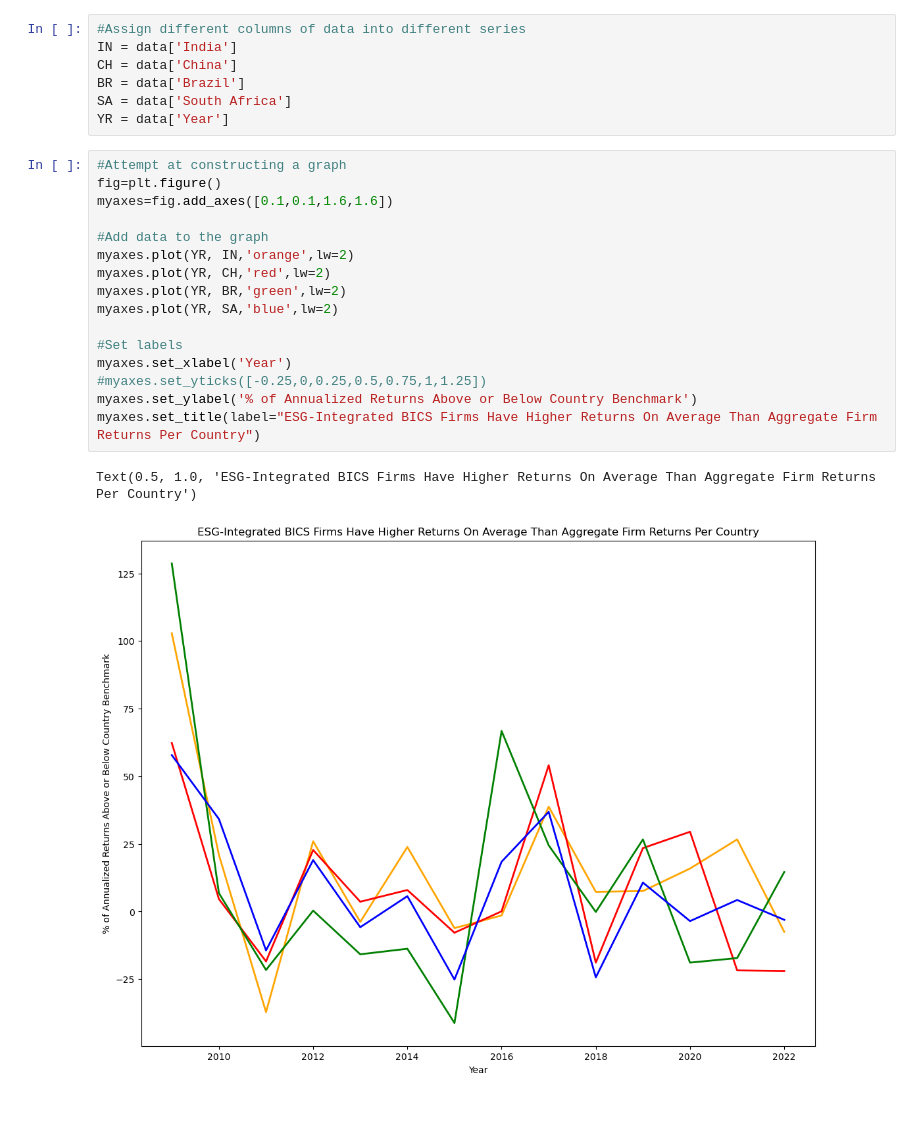
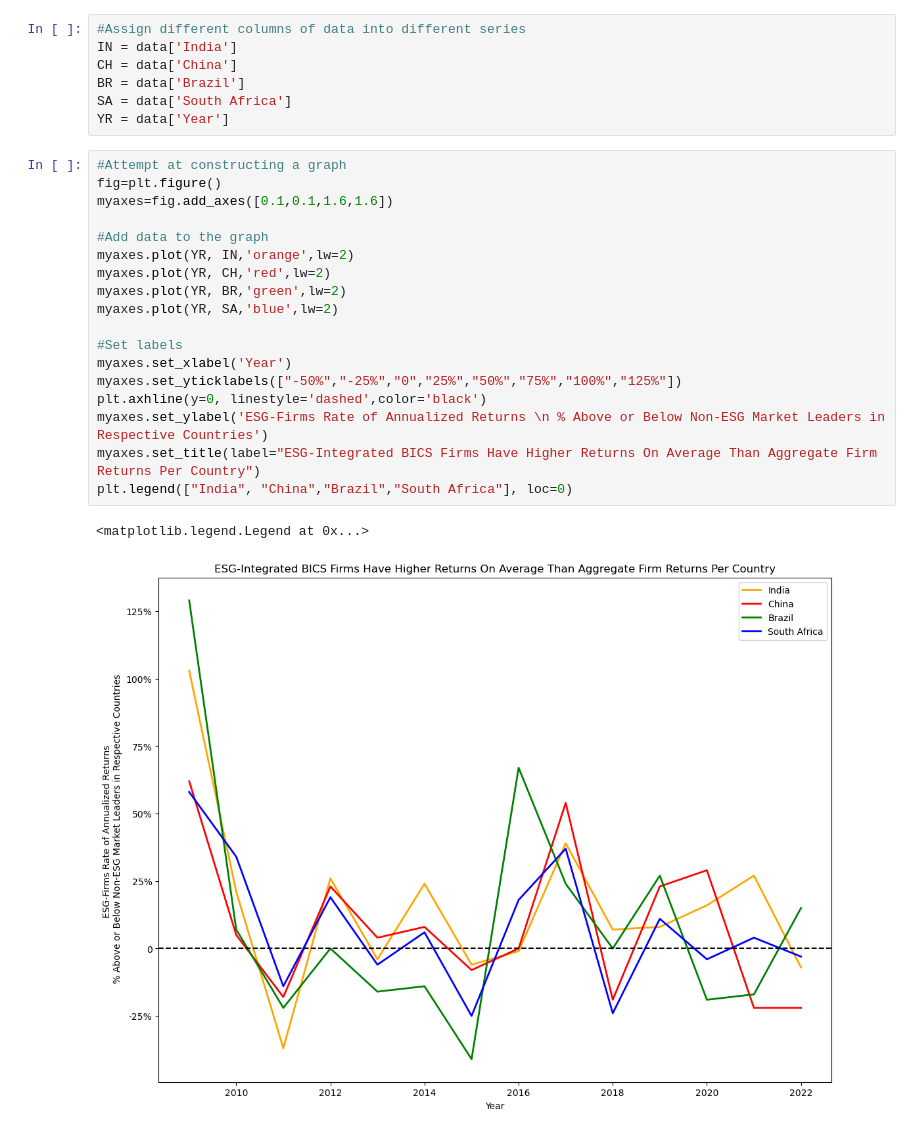
Before and after one commit to avnikadubey/as.180.369, a Jupyter notebook: contrib/avnikadubey/class-07-dataset_integration/ESG Data Regression.ipynb, the cells around one changed output. Drawn from its saved outputs; the diff is of its cells as text; blank space fills up the shorter version.

```diff
--- a/contrib/avnikadubey/class-07-dataset_integration/ESG Data Regression.ipynb
+++ b/contrib/avnikadubey/class-07-dataset_integration/ESG Data Regression.ipynb
@@ -161,19 +189,21 @@ YR = data['Year']
 # %%
 #Attempt at constructing a graph
 fig=plt.figure()
 myaxes=fig.add_axes([0.1,0.1,1.6,1.6])
 
 #Add data to the graph
 myaxes.plot(YR, IN,'orange',lw=2)
 myaxes.plot(YR, CH,'red',lw=2)
 myaxes.plot(YR, BR,'green',lw=2)
 myaxes.plot(YR, SA,'blue',lw=2)
 
 #Set labels
 myaxes.set_xlabel('Year')
-#myaxes.set_yticks([-0.25,0,0.25,0.5,0.75,1,1.25])
-myaxes.set_ylabel('% of Annualized Returns Above or Below Country Benchmark')
+myaxes.set_yticklabels(["-50%","-25%","0","25%","50%","75%","100%","125%"])
+plt.axhline(y=0, linestyle='dashed',color='black')
+myaxes.set_ylabel('ESG-Firms Rate of Annualized Returns \n % Above or Below Non-ESG Market Leaders in Respective Countries')
 myaxes.set_title(label="ESG-Integrated BICS Firms Have Higher Returns On Average Than Aggregate Firm Returns Per Country")
+plt.legend(["India", "China","Brazil","South Africa"], loc=0)
 # %% [output]
-Text(0.5, 1.0, 'ESG-Integrated BICS Firms Have Higher Returns On Average Than Aggregate Firm Returns Per Country')
+<matplotlib.legend.Legend at 0x...>
-[figure, old version]
+[figure, new version]
```
Also changed, not shown: parts of 5 cells of this notebook.
